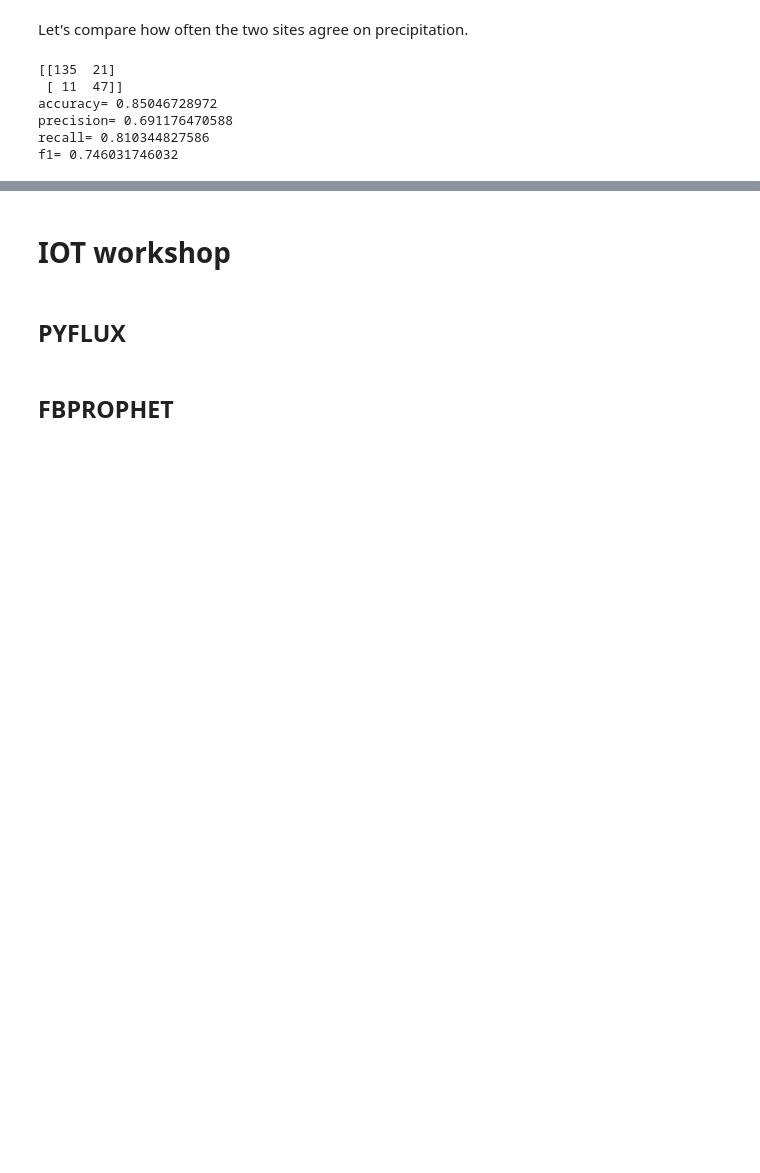
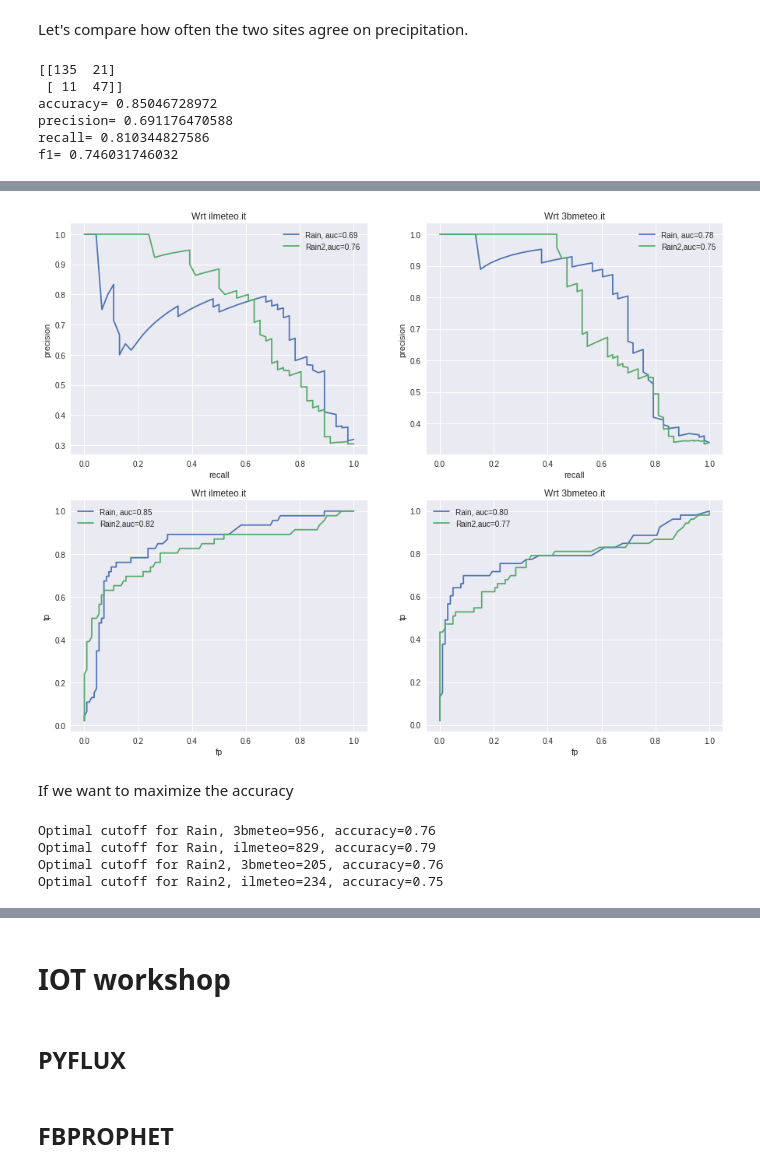
Before and after one commit to baruselli/weather_datalog, a Jupyter notebook: datalog.ipynb, the cells around one changed output, grey strips where cells are left out. Saved outputs shown, nothing was run; the diff lists cells and outputs as text; code cells hidden in the pictures; blank space fills up the shorter version.

Commit message:
ok rain

```diff
--- a/datalog.ipynb
+++ b/datalog.ipynb
@@ -438,17 +439,17 @@ Let's do a similar thing for the measurements: Rain is close to 1000 when it doe
 # %%
-def pioggia3(row):
-    if (row["Rain_min"]<600):
+def pioggia3(row,thr):
+    if (row["Rain_min"]<thr):
         return 1
     else:
         return 0
 
-def pioggia4(row):
-    if (row["Rain2_max"]>200):
+def pioggia4(row,thr):
+    if (row["Rain2_max"]>thr):
         return 1
     else:
         return 0
 
-all_daily["rain_01"]=all_daily.apply (lambda row: pioggia3(row),axis=1)
-all_daily["rain2_01"]=all_daily.apply (lambda row: pioggia4(row),axis=1)
+#all_daily["rain_01"]=all_daily.apply (lambda row: pioggia3(row,600),axis=1)
+#all_daily["rain2_01"]=all_daily.apply (lambda row: pioggia4(row,200),axis=1)
 
-all_daily[["rain_ilmeteo", "rain_3bmeteo","rain_01","rain2_01"]].tail(10)
+#all_daily[["rain_ilmeteo", "rain_3bmeteo","rain_01","rain2_01"]].tail(10)
@@ -555,0 +476,43 @@ data_tot.tail(24)
+# %%
+from sklearn.metrics import precision_recall_curve,auc,roc_curve
+all_daily_rain=all_daily[["rain_ilmeteo","rain_3bmeteo","Rain_min","Rain2_max"]].dropna(how="any")
+precision_1ilm, recall_1ilm, thresholds_1ilm=precision_recall_curve(all_daily_rain.rain_ilmeteo, (1023-all_daily_rain.Rain_min)/1023)
+precision_2ilm, recall_2ilm, thresholds_2ilm=precision_recall_curve(all_daily_rain.rain_ilmeteo, (all_daily_rain.Rain2_max)/1023)
+precision_13bm, recall_13bm, thresholds_13bm=precision_recall_curve(all_daily_rain.rain_3bmeteo, (1023-all_daily_rain.Rain_min)/1023)
+precision_23bm, recall_23bm, thresholds_23bm=precision_recall_curve(all_daily_rain.rain_3bmeteo, (all_daily_rain.Rain2_max)/1023)
+fp_1ilm, tp_1ilm, thr_1ilm=roc_curve(all_daily_rain.rain_ilmeteo, (1023-all_daily_rain.Rain_min)/1023)
+fp_2ilm, tp_2ilm, thr_2ilm=roc_curve(all_daily_rain.rain_ilmeteo, (all_daily_rain.Rain2_max)/1023)
+fp_13bm, tp_13bm, thr_13bm=roc_curve(all_daily_rain.rain_3bmeteo, (1023-all_daily_rain.Rain_min)/1023)
+fp_23bm, tp_23bm, thr_23bm=roc_curve(all_daily_rain.rain_3bmeteo, (all_daily_rain.Rain2_max)/1023)
+
+f, ax = plt.subplots(2,2,figsize=(15,12))
+ax=ax.flatten()
+
+ax[0].plot(recall_1ilm,precision_1ilm, label="Rain, auc="+"{:.2f}".format(auc(recall_1ilm,precision_1ilm)))
+ax[0].plot(recall_2ilm,precision_2ilm, label="Rain2,auc="+"{:.2f}".format(auc(recall_2ilm,precision_2ilm)))
+ax[0].set_title("Wrt ilmeteo.it")
+
+ax[1].plot(recall_13bm,precision_13bm, label="Rain, auc="+"{:.2f}".format(auc(recall_13bm,precision_13bm)))
+ax[1].plot(recall_23bm,precision_23bm, label="Rain2,auc="+"{:.2f}".format(auc(recall_23bm,precision_23bm)))
+ax[1].set_title("Wrt 3bmeteo.it")
+
+ax[2].plot(fp_1ilm,tp_1ilm, label="Rain, auc="+"{:.2f}".format(auc(fp_1ilm,tp_1ilm)))
+ax[2].plot(fp_2ilm,tp_2ilm, label="Rain2,auc="+"{:.2f}".format(auc(fp_2ilm,tp_2ilm)))
+ax[2].set_title("Wrt ilmeteo.it")
+
+ax[3].plot(fp_13bm,tp_13bm, label="Rain, auc="+"{:.2f}".format(auc(fp_13bm,tp_13bm)))
+ax[3].plot(fp_23bm,tp_23bm, label="Rain2,auc="+"{:.2f}".format(auc(fp_23bm,tp_23bm)))
+ax[3].set_title("Wrt 3bmeteo.it")
+
+for i in (0,1):
+    ax[i].set_xlabel("recall")
+    ax[i].set_ylabel("precision")
+    ax[i].legend();
+for i in (2,3):
+    ax[i].set_xlabel("fp")
+    ax[i].set_ylabel("tp")
+    ax[i].legend();
+# %% [output]
+[figure, added]
+# %% [markdown]
+If we want to maximize the accuracy
@@ -555,0 +539,23 @@ data_tot.tail(24)
+# %%
+cutoff_1_3bm=1023-1023*Find_Optimal_Cutoff(fp_13bm,tp_13bm,thr_13bm)[0]
+cutoff_1_ilm=1023-1023*Find_Optimal_Cutoff(fp_1ilm,tp_1ilm,thr_1ilm)[0]
+cutoff_2_3bm=1023*Find_Optimal_Cutoff(fp_23bm,tp_23bm,thr_23bm)[0]
+cutoff_2_ilm=1023*Find_Optimal_Cutoff(fp_2ilm,tp_2ilm,thr_2ilm)[0]
+
+all_daily["rain_01"]=all_daily.apply (lambda row: pioggia3(row,(cutoff_1_ilm+cutoff_1_3bm)/2),axis=1)
+all_daily["rain2_01"]=all_daily.apply (lambda row: pioggia4(row,(cutoff_2_ilm+cutoff_2_3bm)/2),axis=1)
+
+accuracy_1_ilm=accuracy_score(all_daily.rain_ilmeteo,all_daily.rain_01)
+accuracy_2_ilm=accuracy_score(all_daily.rain_ilmeteo,all_daily.rain2_01)
+accuracy_1_3bm=accuracy_score(all_daily.rain_3bmeteo,all_daily.rain_01)
+accuracy_2_3bm=accuracy_score(all_daily.rain_3bmeteo,all_daily.rain2_01)
+
+print ("Optimal cutoff for Rain, 3bmeteo="+"{:.0f}".format(cutoff_1_3bm)+", accuracy="+"{:.2f}".format(accuracy_1_3bm))
+print ("Optimal cutoff for Rain, ilmeteo="+"{:.0f}".format(cutoff_1_ilm)+", accuracy="+"{:.2f}".format(accuracy_1_ilm))
+print ("Optimal cutoff for Rain2, 3bmeteo="+"{:.0f}".format(cutoff_2_3bm)+", accuracy="+"{:.2f}".format(accuracy_1_3bm))
+print ("Optimal cutoff for Rain2, ilmeteo="+"{:.0f}".format(cutoff_2_ilm)+", accuracy="+"{:.2f}".format(accuracy_2_ilm))
+# %% [output]
+Optimal cutoff for Rain, 3bmeteo=956, accuracy=0.76
+Optimal cutoff for Rain, ilmeteo=829, accuracy=0.79
+Optimal cutoff for Rain2, 3bmeteo=205, accuracy=0.76
+Optimal cutoff for Rain2, ilmeteo=234, accuracy=0.75
```
Also changed, not shown: parts of 20 cells of this notebook.
